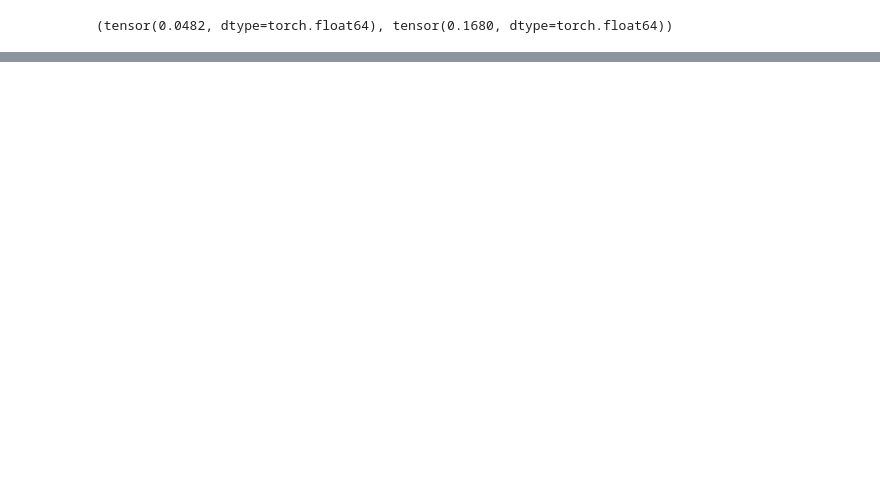
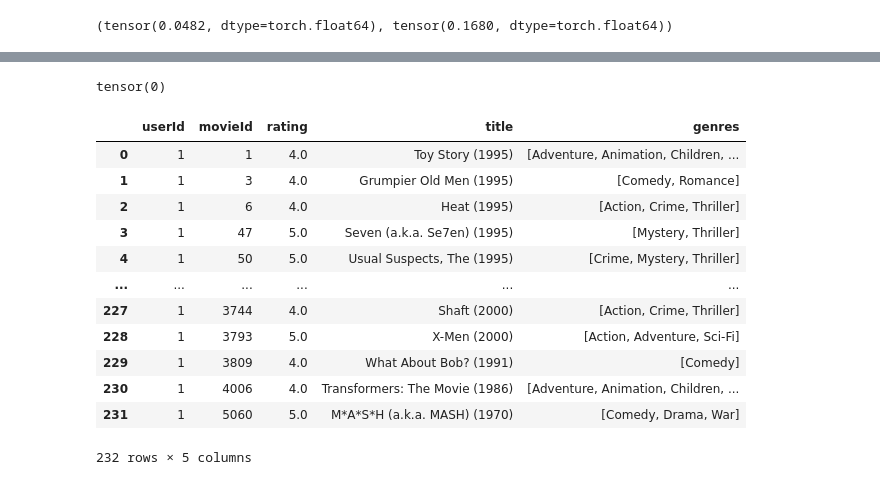
Before and after one commit to gradanii/content-based-filtering, a Jupyter notebook: filtering.ipynb, the cells around one changed output, grey strips where cells are left out. Cells and saved outputs as stored; diff of their text form; code cells hidden in the pictures; blank space fills up the shorter version.

```diff
--- a/filtering.ipynb
+++ b/filtering.ipynb
@@ -261,0 +244,29 @@ l1_error, l2_error
+# %%
+print((filled_ui_tensor == 0).sum())
+# %% [output]
+tensor(0)
+# %%
+us_uitensor = useritem_tensor.squeeze(0)
+us_uitensor.shape
+
+user_id = 5
+user_index = user_id - 1
+user_vector = us_uitensor[user_index, :]
+user_vector
+
+df_grouped = df.groupby('userId')
+df_grouped.get_group(1)
+# %% [output]
+|  | userId | movieId | rating | title | genres |
+| 0 | 1 | 1 | 4.0 | Toy Story (1995) | [Adventure, Animation, Children, ... |
+| 1 | 1 | 3 | 4.0 | Grumpier Old Men (1995) | [Comedy, Romance] |
+| 2 | 1 | 6 | 4.0 | Heat (1995) | [Action, Crime, Thriller] |
+| 3 | 1 | 47 | 5.0 | Seven (a.k.a. Se7en) (1995) | [Mystery, Thriller] |
+| 4 | 1 | 50 | 5.0 | Usual Suspects, The (1995) | [Crime, Mystery, Thriller] |
+| ... | ... | ... | ... | ... | ... |
+| 227 | 1 | 3744 | 4.0 | Shaft (2000) | [Action, Crime, Thriller] |
+| 228 | 1 | 3793 | 5.0 | X-Men (2000) | [Action, Adventure, Sci-Fi] |
+| 229 | 1 | 3809 | 4.0 | What About Bob? (1991) | [Comedy] |
+| 230 | 1 | 4006 | 4.0 | Transformers: The Movie (1986) | [Adventure, Animation, Children, ... |
+| 231 | 1 | 5060 | 5.0 | M*A*S*H (a.k.a. MASH) (1970) | [Comedy, Drama, War] |
+232 rows × 5 columns
```
Also changed, not shown: parts of 10 cells of this notebook, 2 other files.
